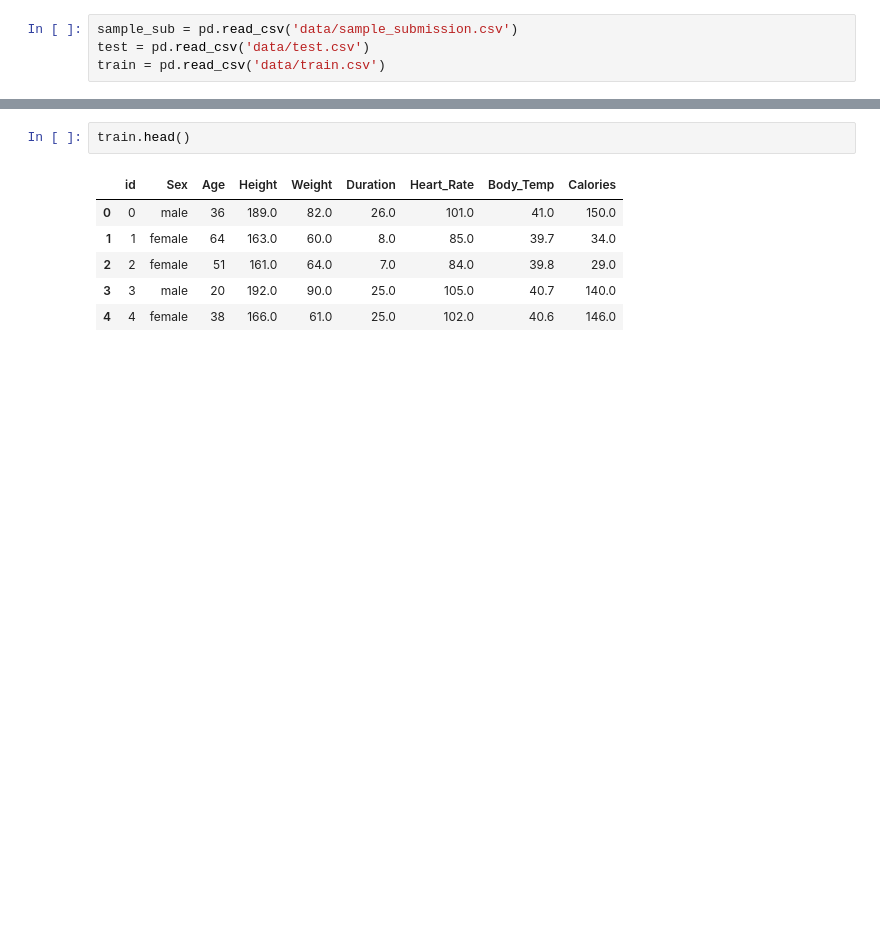
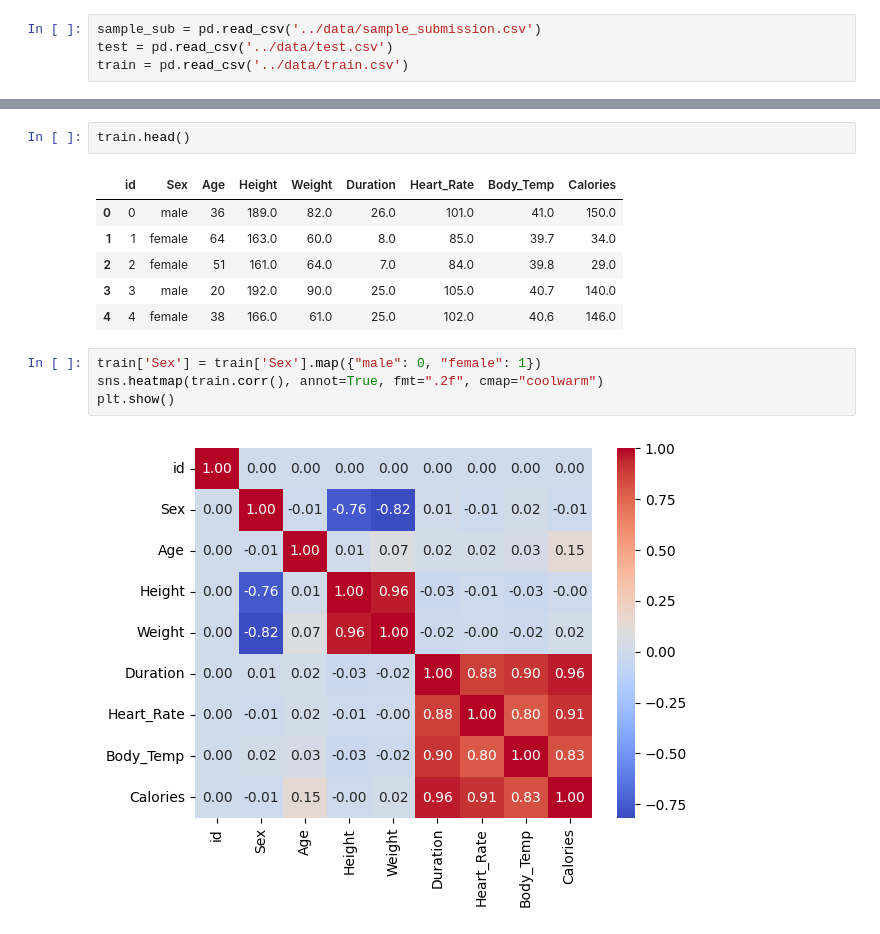
Before and after one commit to bjhammack/kaggle-calorie-predictor, a Jupyter notebook: src/kaggle_calorie_predictor/analysis/initial_analysis.ipynb, the cells around one changed output, grey strips where cells are left out. Saved outputs shown, nothing was run; the diff lists cells and outputs as text; blank space fills up the shorter version.

```diff
--- a/src/kaggle_calorie_predictor/analysis/initial_analysis.ipynb
+++ b/src/kaggle_calorie_predictor/analysis/initial_analysis.ipynb
@@ -3,7 +5,7 @@ import pandas as pd
 # %%
-sample_sub = pd.read_csv('data/sample_submission.csv')
-test = pd.read_csv('data/test.csv')
-train = pd.read_csv('data/train.csv')
+sample_sub = pd.read_csv('../data/sample_submission.csv')
+test = pd.read_csv('../data/test.csv')
+train = pd.read_csv('../data/train.csv')
 # %%
 sample_sub.head()
 # %% [output]
@@ -31,3 +33,9 @@ train.head()
 | 2 | 2 | female | 51 | 161.0 | 64.0 | 7.0 | 84.0 | 39.8 | 29.0 |
 | 3 | 3 | male | 20 | 192.0 | 90.0 | 25.0 | 105.0 | 40.7 | 140.0 |
 | 4 | 4 | female | 38 | 166.0 | 61.0 | 25.0 | 102.0 | 40.6 | 146.0 |
+# %%
+train['Sex'] = train['Sex'].map({"male": 0, "female": 1})
+sns.heatmap(train.corr(), annot=True, fmt=".2f", cmap="coolwarm")
+plt.show()
+# %% [output]
+[figure, added]
```
Also changed, not shown: parts of 6 cells of this notebook, 4 other files.
